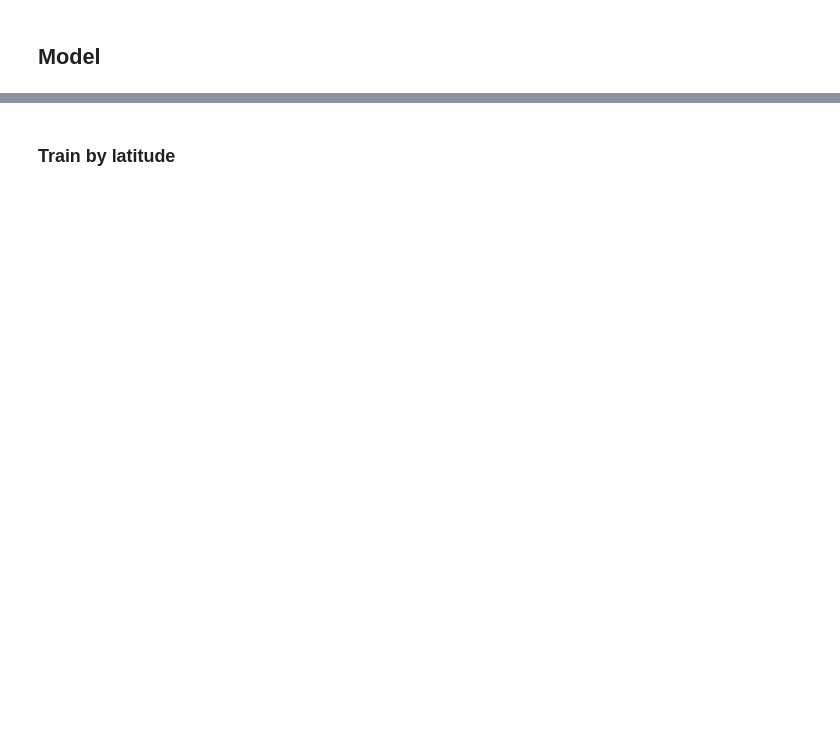
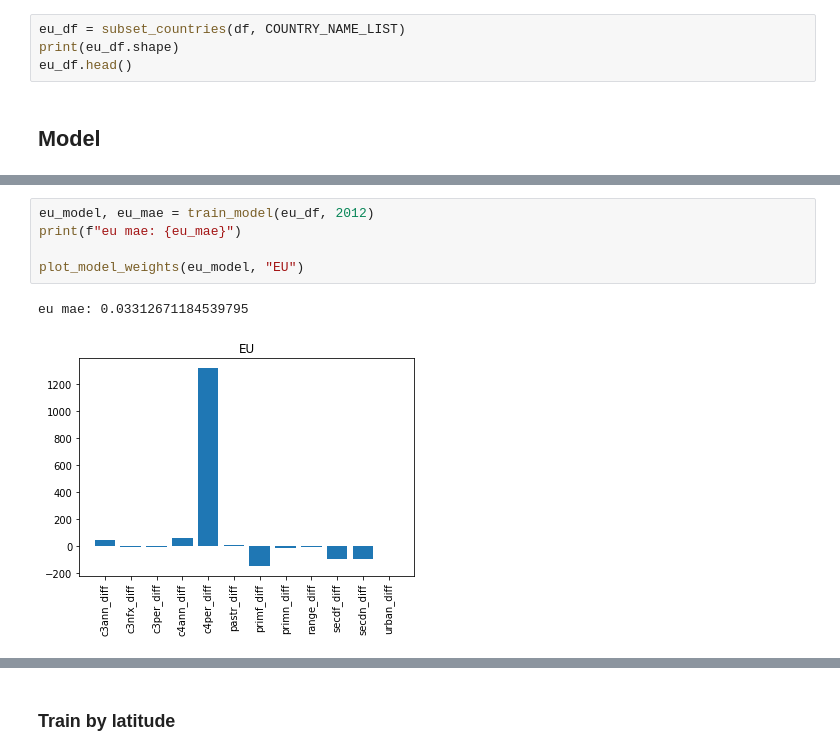
Before and after one commit to Project-Resilience/mvp, a Jupyter notebook: model/forest.ipynb, the cells around one changed output, grey strips where cells are left out. Drawn from its saved outputs; the diff is of its cells as text; blank space fills up the shorter version.

```diff
--- a/model/forest.ipynb
+++ b/model/forest.ipynb
@@ -178,2 +175,6 @@ Loading data...
+# %%
+eu_df = subset_countries(df, COUNTRY_NAME_LIST)
+print(eu_df.shape)
+eu_df.head()
 # %% [markdown]
 ## Model
@@ -200 +218,9 @@ MAE: 0.03327479958534241
+# %%
+eu_model, eu_mae = train_model(eu_df, 2012)
+print(f"eu mae: {eu_mae}")
+
+plot_model_weights(eu_model, "EU")
+# %% [output]
+eu mae: 0.03312671184539795
+[figure, added]
 # %%
```
Also changed, not shown: parts of 34 cells of this notebook, 35 other files.
